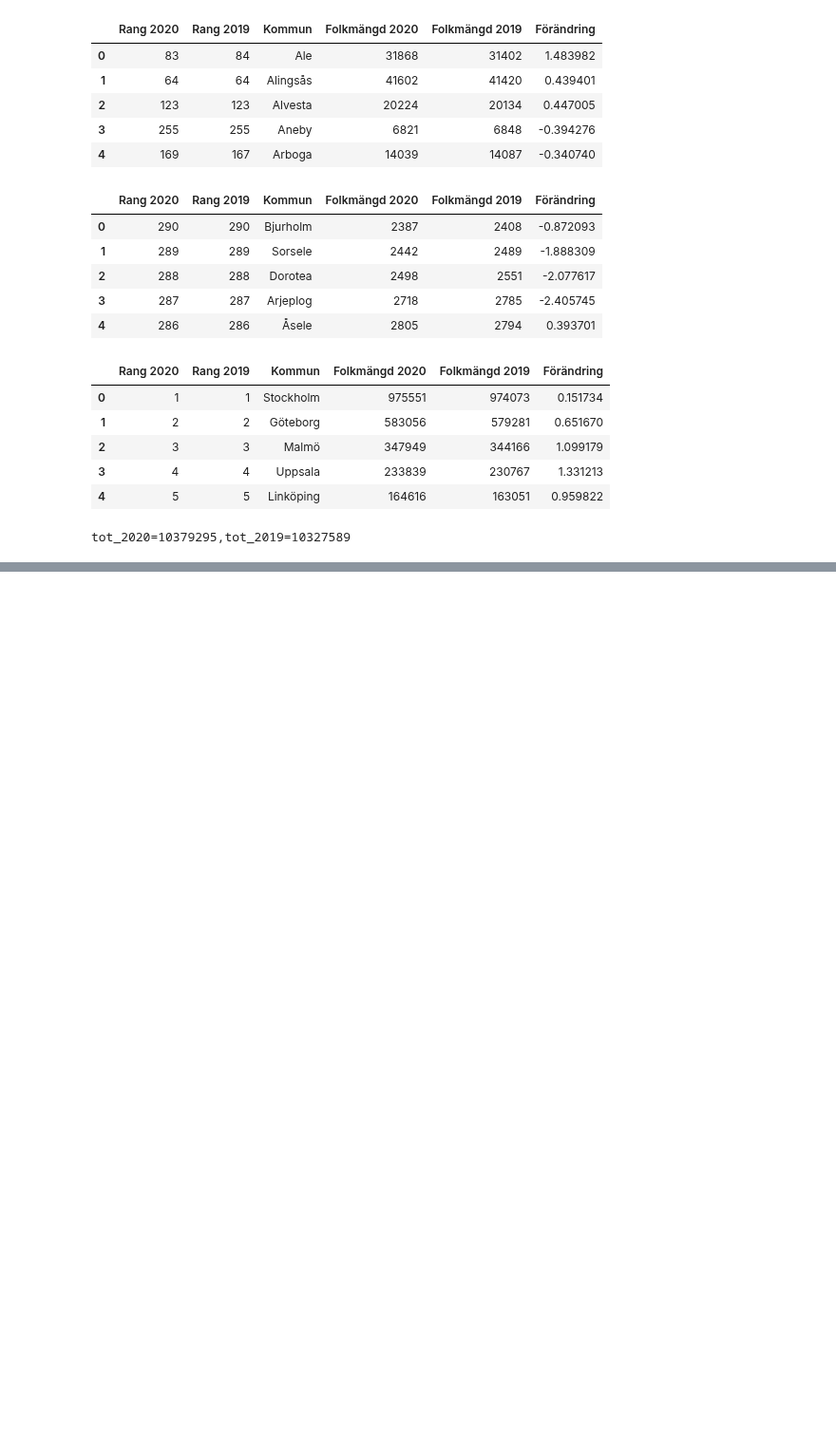
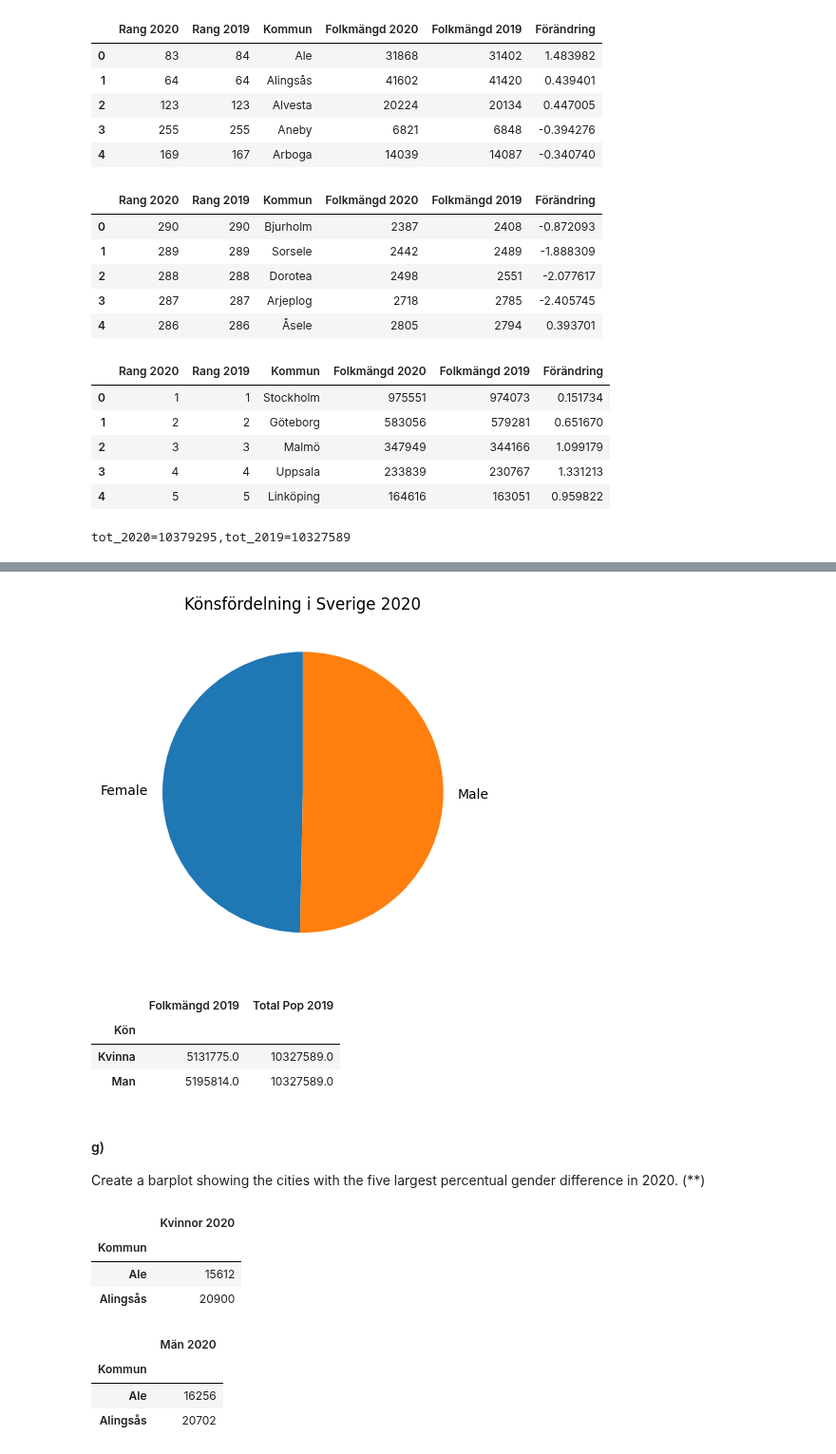
Before and after one commit to DorotaBjoorn/Databehandling-Dorota-Bjoorn, a Jupyter notebook: Excercises/Ex00_pandas_basics.ipynb, the cells around one changed output, grey strips where cells are left out. Shown at 95% size. Saved outputs shown, nothing was run; the diff lists cells and outputs as text; code cells hidden in the pictures; blank space fills up the shorter version.

```diff
--- a/Excercises/Ex00_pandas_basics.ipynb
+++ b/Excercises/Ex00_pandas_basics.ipynb
@@ -198,0 +318,10 @@ print(axes[0].get_xticklabels())
+# %%
+df_tot_extracted = df_tot[["Kommun", "Folkmängd 2020", "Folkmängd 2019", "Förändring"]]
+df_tot_extracted = df_tot_extracted.rename(
+    columns={
+        "Folkmängd 2020": "Total Pop 2020",
+        "Folkmängd 2019": "Total Pop 2019",
+        "Förändring": "Total förändring",
+    }
+)
+df_tot_extracted.info()
@@ -198,0 +458,38 @@ print(axes[0].get_xticklabels())
+# %%
+# en fullösning med en massa variabler och steg....
+
+total_pop_2020 = df_merged["Folkmängd 2020"].sum()
+female_2020 = df_merged[df_merged["Kön"] == "Kvinna"]
+total_female_2020 = female_2020["Folkmängd 2020"].sum()
+male_2020 = df_merged[df_merged["Kön"] == "Man"]
+total_male_2020 = male_2020["Folkmängd 2020"].sum()
+
+part_female_2020 = 100*(total_female_2020/total_pop_2020)
+part_male_2020 = 100*(total_male_2020/total_pop_2020)
+
+data = [part_female_2020, part_male_2020]
+labels = ["Female", "Male"]
+
+plt.pie(x=data, labels=labels, startangle=90) #?????????Hur göra så värden viasa i grafen????????????
+plt.title("Könsfördelning i Sverige 2020")
+plt.show()
+
+# eller på 1 rad
+# total_female_2020 = df_merged[df_merged["Kön"] == "Kvinna"]["Folkmängd 2020"].sum()
+# %% [output]
+[figure, added]
+# %%
+gender_sums = df_merged.groupby("Kön").sum("Folkmängd 2020")
+gender_sums
+#??????????????? varför bir det 2019 och inte 2020?????
+#??????????????????? varför summerar den även Total Pop??????????? och varför bara 2019???????
+
+#gender_sums["Könsfördeling"] = (100*gender_sums["Folkmängd 2020"]/gender_sums["Total Pop 2020"])
+# %% [output]
+|  | Folkmängd 2019 | Total Pop 2019 |
+| Kön |  |  |
+| Kvinna | 5131775.0 | 10327589.0 |
+| Man | 5195814.0 | 10327589.0 |
+# %% [markdown]
+#### g)
+Create a barplot showing the cities with the five largest percentual gender difference in 2020. (**)
@@ -198,0 +502,18 @@ print(axes[0].get_xticklabels())
+# %%
+df_female_for_g = df_female.rename(columns= {"Folkmängd 2020": "Kvinnor 2020"}).set_index("Kommun")
+df_female_for_g = df_female_for_g[["Kvinnor 2020"]]
+df_female_for_g.head(2)
+# %% [output]
+|  | Kvinnor 2020 |
+| Kommun |  |
+| Ale | 15612 |
+| Alingsås | 20900 |
+# %%
+df_male_for_g = df_male.rename(columns= {"Folkmängd 2020": "Män 2020"}).set_index("Kommun")
+df_male_for_g = df_male_for_g[["Män 2020"]]
+df_male_for_g.head(2)
+# %% [output]
+|  | Män 2020 |
+| Kommun |  |
+| Ale | 16256 |
+| Alingsås | 20702 |
```
Also changed, not shown: parts of 37 cells of this notebook.
